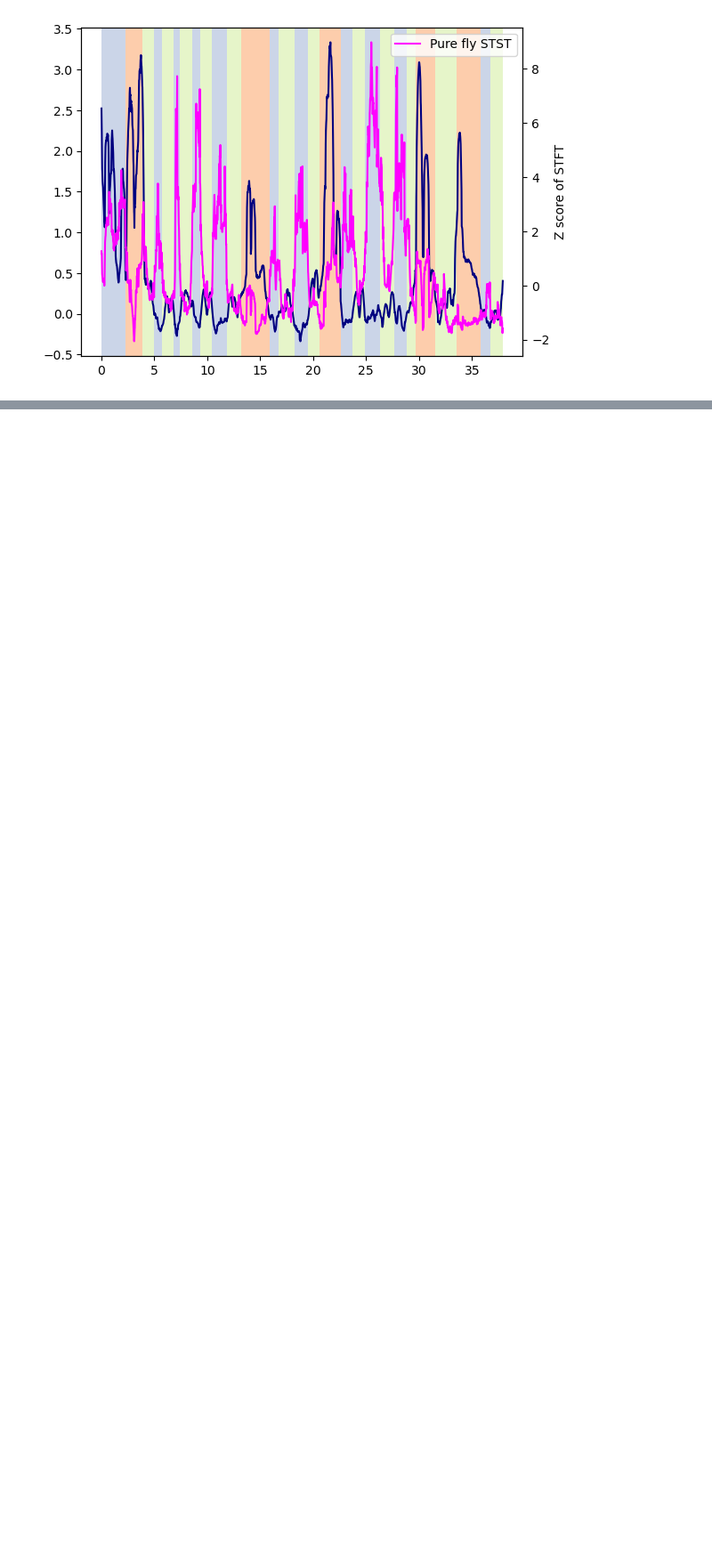
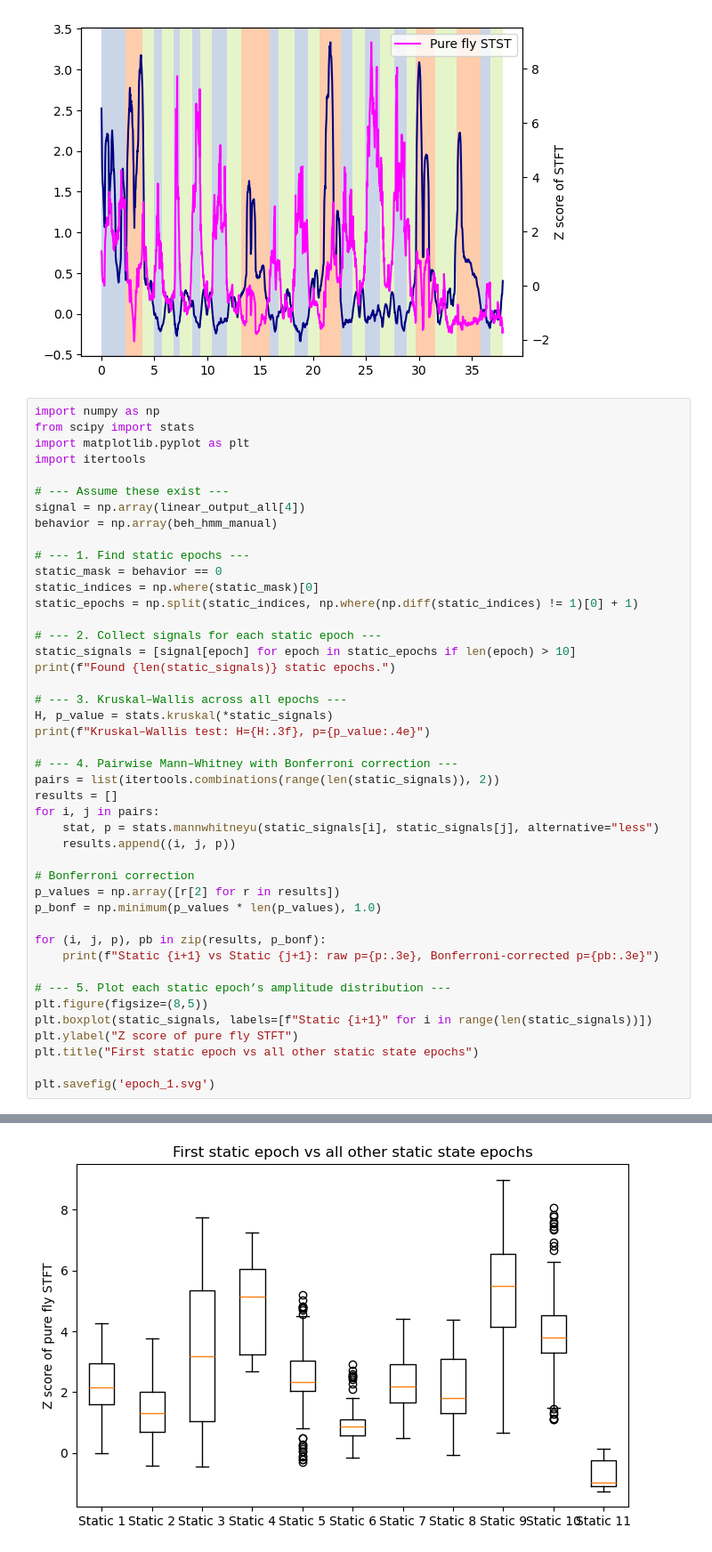
Before and after one commit to HsinYiHung/spider_prey_capture_paper, a Jupyter notebook: 3_roi_analysis/Figure_3_e-g.ipynb, the cells around one changed output, grey strips where cells are left out. Shown at 89% size. Cells and saved outputs as stored; diff of their text form; blank space fills up the shorter version.

Commit message:
Update Figure 3e-g

```diff
--- a/3_roi_analysis/Figure_3_e-g.ipynb
+++ b/3_roi_analysis/Figure_3_e-g.ipynb
@@ -489,3 +489,48 @@ plot_state_predict_as_color(x_data=plot_idx, state_data_predict = df2, newcolors
 plt.savefig('0321_pure_raw.svg')
 # %% [output]
 [figure]
+# %%
+import numpy as np
+from scipy import stats
+import matplotlib.pyplot as plt
+import itertools
+
+# --- Assume these exist ---
+signal = np.array(linear_output_all[4])
+behavior = np.array(beh_hmm_manual)
+
+# --- 1. Find static epochs ---
+static_mask = behavior == 0
+static_indices = np.where(static_mask)[0]
+static_epochs = np.split(static_indices, np.where(np.diff(static_indices) != 1)[0] + 1)
+
+# --- 2. Collect signals for each static epoch ---
+static_signals = [signal[epoch] for epoch in static_epochs if len(epoch) > 10]
+print(f"Found {len(static_signals)} static epochs.")
+
+# --- 3. Kruskal–Wallis across all epochs ---
+H, p_value = stats.kruskal(*static_signals)
+print(f"Kruskal–Wallis test: H={H:.3f}, p={p_value:.4e}")
+
+# --- 4. Pairwise Mann–Whitney with Bonferroni correction ---
+pairs = list(itertools.combinations(range(len(static_signals)), 2))
+results = []
+for i, j in pairs:
+    stat, p = stats.mannwhitneyu(static_signals[i], static_signals[j], alternative="less")
+    results.append((i, j, p))
+
+# Bonferroni correction
+p_values = np.array([r[2] for r in results])
+p_bonf = np.minimum(p_values * len(p_values), 1.0)
+
+for (i, j, p), pb in zip(results, p_bonf):
+    print(f"Static {i+1} vs Static {j+1}: raw p={p:.3e}, Bonferroni-corrected p={pb:.3e}")
+
+# --- 5. Plot each static epoch’s amplitude distribution ---
+plt.figure(figsize=(8,5))
+plt.boxplot(static_signals, labels=[f"Static {i+1}" for i in range(len(static_signals))])
+plt.ylabel("Z score of pure fly STFT")
+plt.title("First static epoch vs all other static state epochs")
+
+plt.savefig('epoch_1.svg')
+# %% [output]
@@ -491,0 +554 @@ plt.savefig('0321_pure_raw.svg')
+[figure, added]
```
Also changed, not shown: parts of 3 cells of this notebook.
